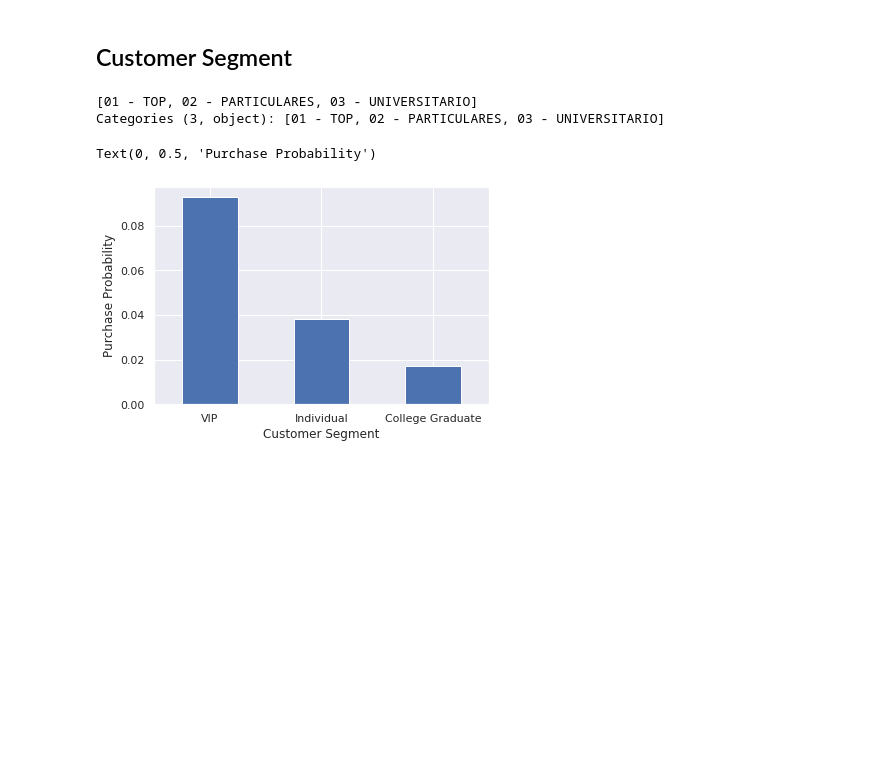
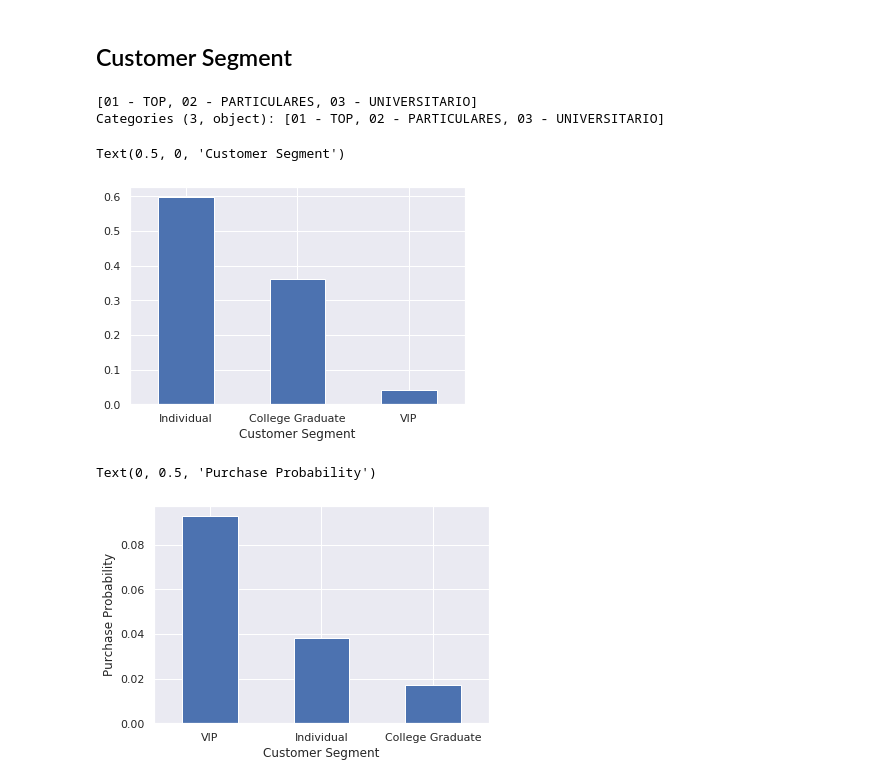
Before and after one commit to nguyentrunghai/Kaggle_projects, a Jupyter notebook: Santander_Product_Recomendation/exploratory.ipynb, the cells around one changed output. Cells and saved outputs as stored; diff of their text form; code cells hidden in the pictures; blank space fills up the shorter version.

```diff
--- a/Santander_Product_Recomendation/exploratory.ipynb
+++ b/Santander_Product_Recomendation/exploratory.ipynb
@@ -318,6 +328,17 @@ df_train["segmento"].unique()
 Categories (3, object): [01 - TOP, 02 - PARTICULARES, 03 - UNIVERSITARIO]
 # %%
 SEGMENT_ENG = {"01 - TOP": "VIP", "02 - PARTICULARES": "Individual", "03 - UNIVERSITARIO": "College Graduate"}
+# %%
+fig, ax = plt.subplots(nrows=1, ncols=1, figsize=(6, 4))
+
+segmento_count = df_train["segmento"].value_counts(normalize=True)
+segmento_count.index = [SEGMENT_ENG[i] for i in segmento_count.index]
+
+segmento_count.plot(kind="bar", rot=0)
+ax.set_xlabel("Customer Segment")
+# %% [output]
+Text(0.5, 0, 'Customer Segment')
+[figure, added]
 # %%
 nr_pur_month = df_train[NEW_PURCH_COLS].groupby(df_train["segmento"]).apply(pur_prob_any_prod)
 nr_pur_month.index = [SEGMENT_ENG[i] for i in nr_pur_month.index]
```
Also changed, not shown: parts of 11 cells of this notebook.
